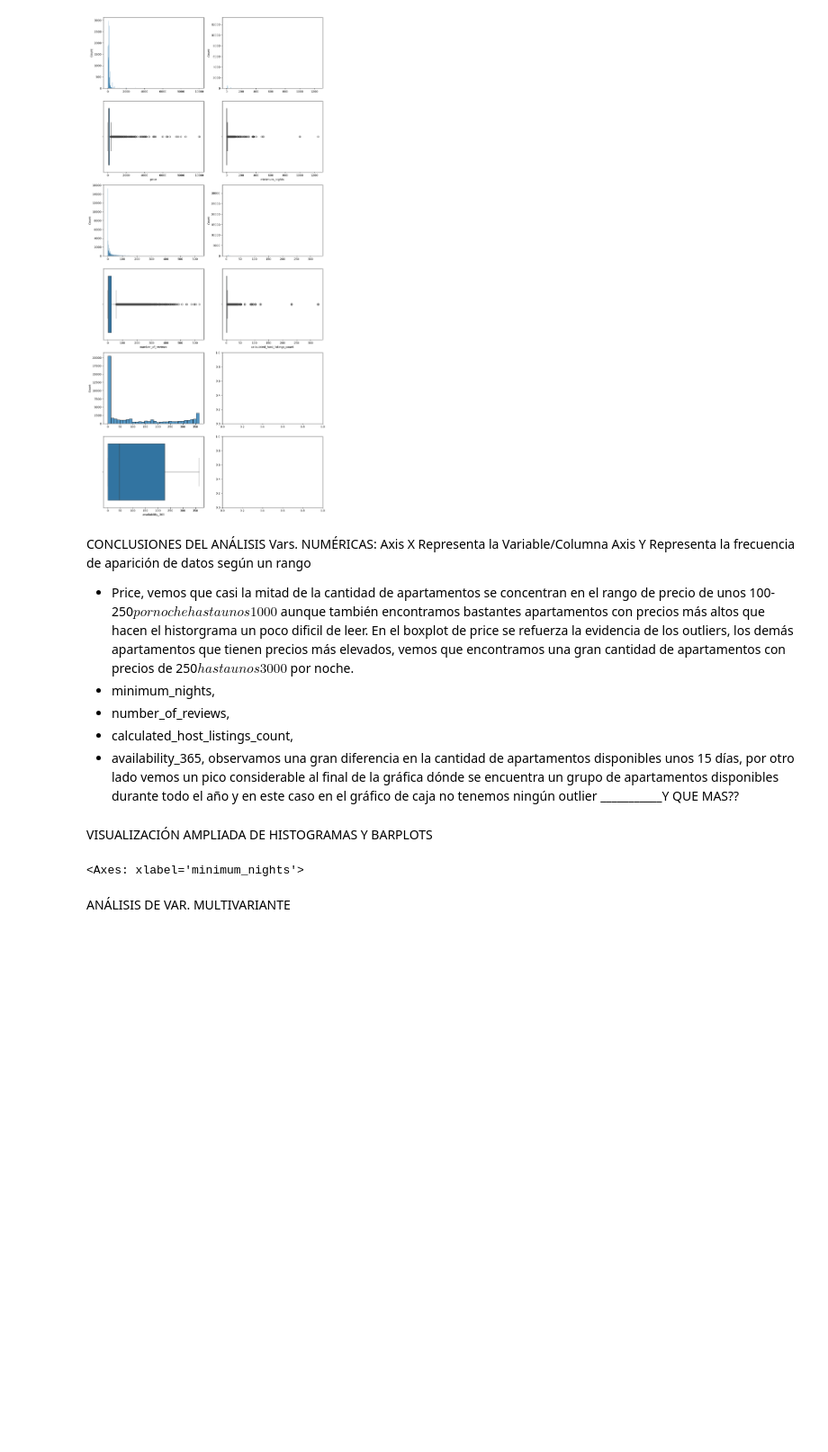
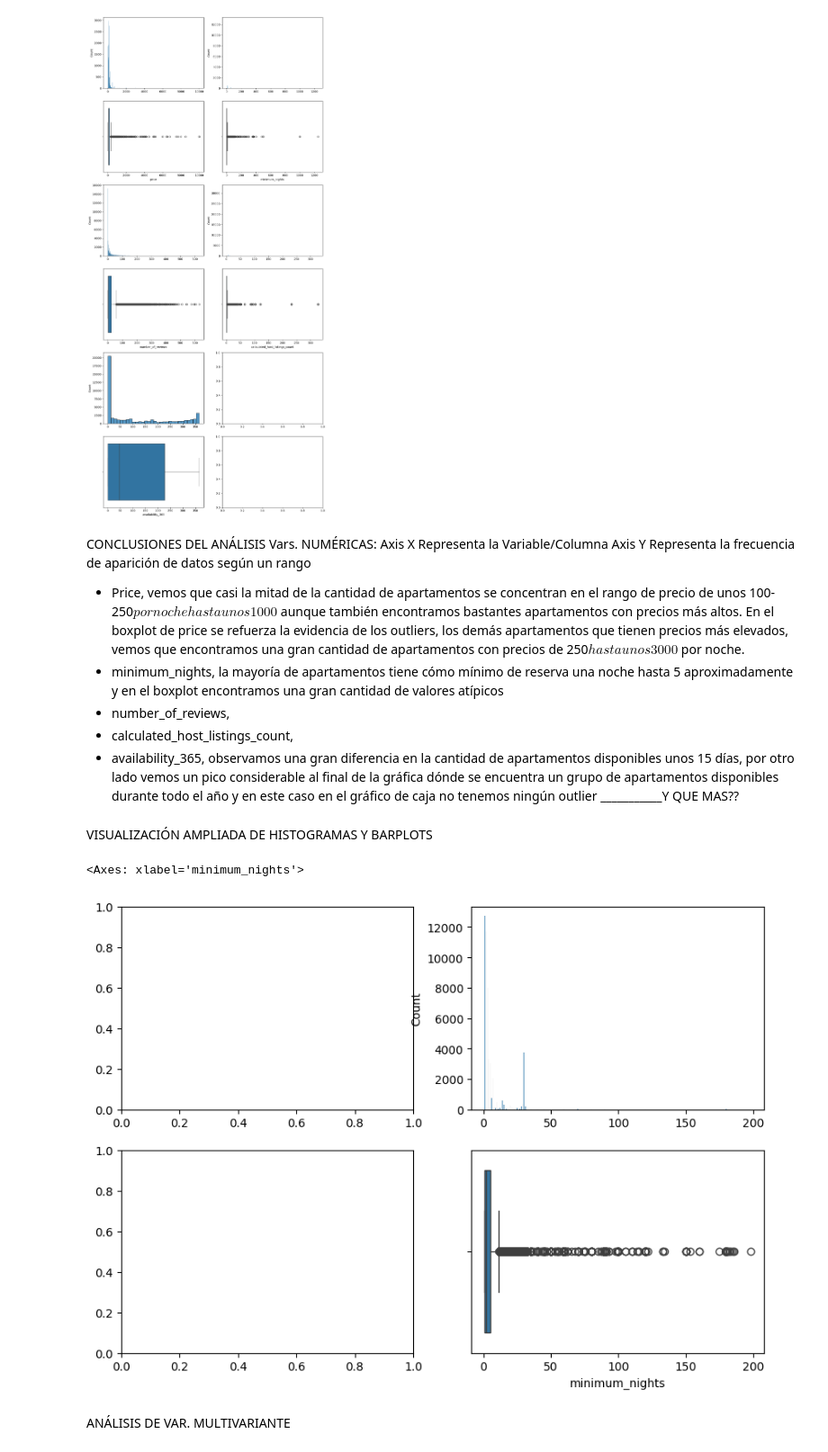
Before and after one commit to 4GeeksAcademy/CristinaChico_EDA, a Jupyter notebook: src/explore.ipynb, the cells around one changed output. Shown at 90% size. Drawn from its saved outputs; the diff is of its cells as text; code cells hidden in the pictures; blank space fills up the shorter version.

```diff
--- a/src/explore.ipynb
+++ b/src/explore.ipynb
@@ -144,19 +162,22 @@ plt.show()
 CONCLUSIONES DEL ANÁLISIS Vars. NUMÉRICAS:
 Axis X Representa la Variable/Columna
 Axis Y Representa la frecuencia de aparición de datos según un rango
--  Price, vemos que casi la mitad de la cantidad de apartamentos se concentran en el rango de precio de unos 100- 250$ por noche hasta unos 1000$ aunque también encontramos bastantes apartamentos con precios más altos que hacen el historgrama un poco dificil de leer.
+-  Price, vemos que casi la mitad de la cantidad de apartamentos se concentran en el rango de precio de unos 100- 250$ por noche hasta unos 1000$ aunque también encontramos bastantes apartamentos con precios más altos.
 En el boxplot de price se refuerza la evidencia de los outliers, los demás apartamentos que tienen precios más elevados, vemos que encontramos una gran cantidad de apartamentos con precios de 250$ hasta unos 3000$ por noche.
--  minimum_nights,
+-  minimum_nights, la mayoría de apartamentos tiene cómo mínimo de reserva una noche hasta 5 aproximadamente y en el boxplot encontramos una gran cantidad de valores atípicos
 -  number_of_reviews,
 -  calculated_host_listings_count,
 -  availability_365, observamos una gran diferencia en la cantidad de apartamentos disponibles unos 15 días, por otro lado vemos un pico considerable al final de la gráfica dónde se encuentra un grupo de apartamentos disponibles durante todo el año y en este caso en el gráfico de caja no tenemos ningún outlier ___________Y QUE MAS??
 # %% [markdown]
 VISUALIZACIÓN AMPLIADA DE HISTOGRAMAS Y BARPLOTS
 # %%
-sns.histplot(ax = axis[0,1], data = total_data[total_data["minimum_nights"]<60], x = "minimum_nights").set(xlabel = None)
-sns.boxplot(ax = axis[1, 1], data = total_data, x = "minimum_nights")
+fig, axis = plt.subplots(2, 2, figsize = (10, 7))
+
+sns.histplot(ax = axis[0,1], data = total_data[total_data["minimum_nights"]<200], x = "minimum_nights").set(xlabel = None)
+sns.boxplot(ax = axis[1, 1], data = total_data[total_data["minimum_nights"]<200], x = "minimum_nights")
 # %% [output]
 <Axes: xlabel='minimum_nights'>
+[figure, added]
 # %% [markdown]
 ANÁLISIS DE VAR. MULTIVARIANTE
 # %%
```
Also changed, not shown: parts of 13 cells of this notebook.
